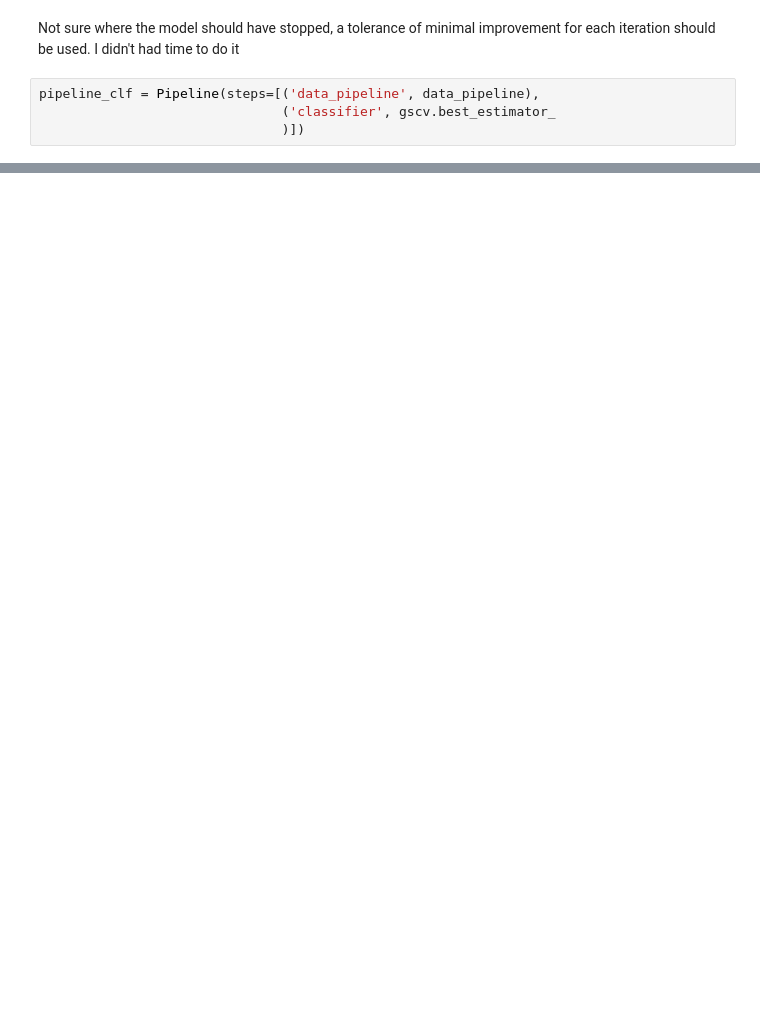
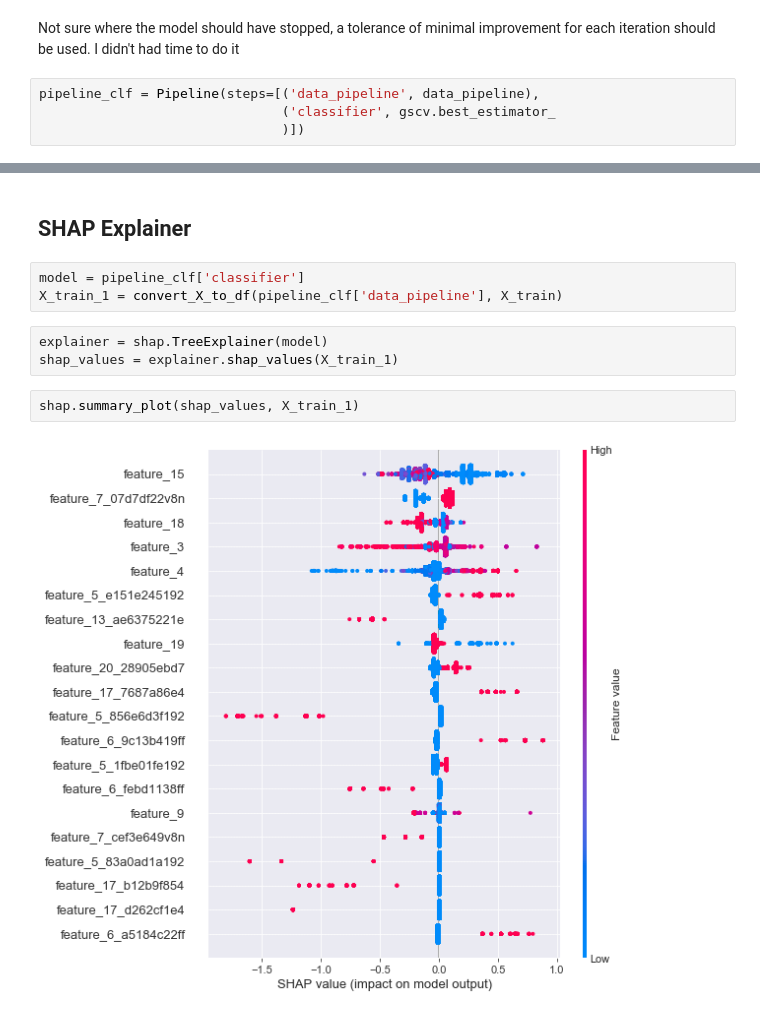
Before and after one commit to Elisarchod/Varios, a Jupyter notebook: Clasification/classification_python.ipynb, the cells around one changed output, grey strips where cells are left out. Saved outputs shown, nothing was run; the diff lists cells and outputs as text; blank space fills up the shorter version.

Commit message:
with shap

```diff
--- a/pipeline/classification_python.ipynb
+++ b/Clasification/classification_python.ipynb
@@ -256,0 +248,12 @@ results.groupby('Group').agg({'Probabilaty':['mean'], 'True':['mean' ,'count', '
+# %% [markdown]
+## SHAP Explainer
+# %%
+model = pipeline_clf['classifier']
+X_train_1 = convert_X_to_df(pipeline_clf['data_pipeline'], X_train)
+# %%
+explainer = shap.TreeExplainer(model)
+shap_values = explainer.shap_values(X_train_1)
+# %%
+shap.summary_plot(shap_values, X_train_1)
+# %% [output]
+[figure, added]
```
Also changed, not shown: parts of 12 cells of this notebook, 6 other files.
